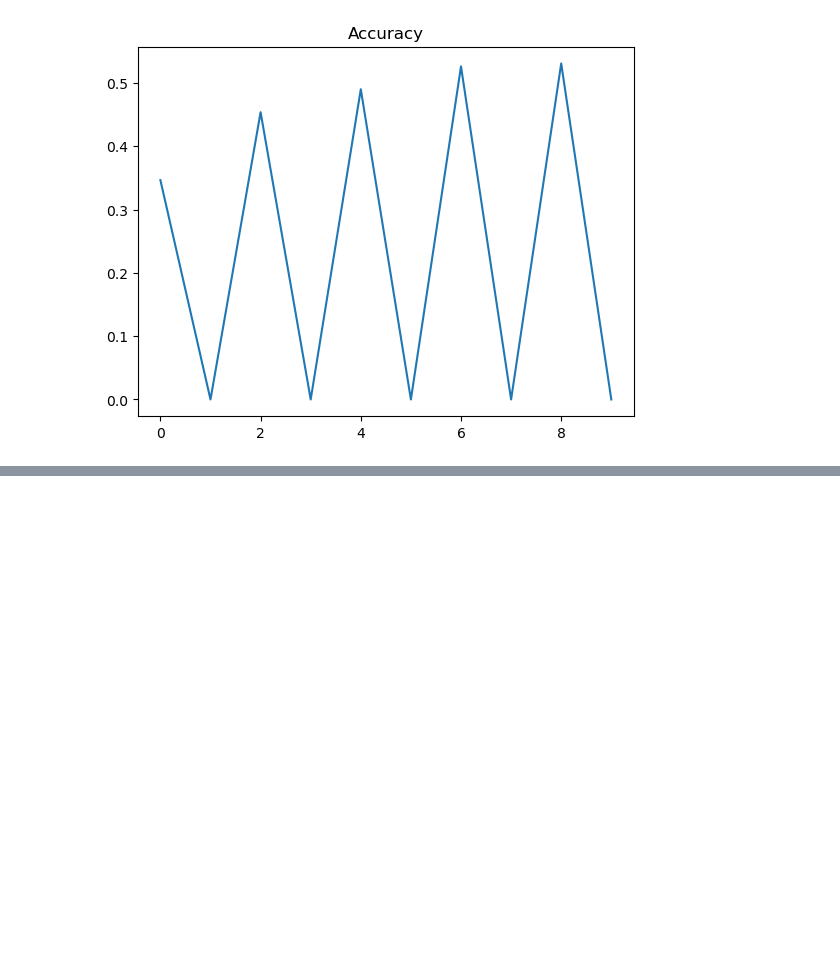
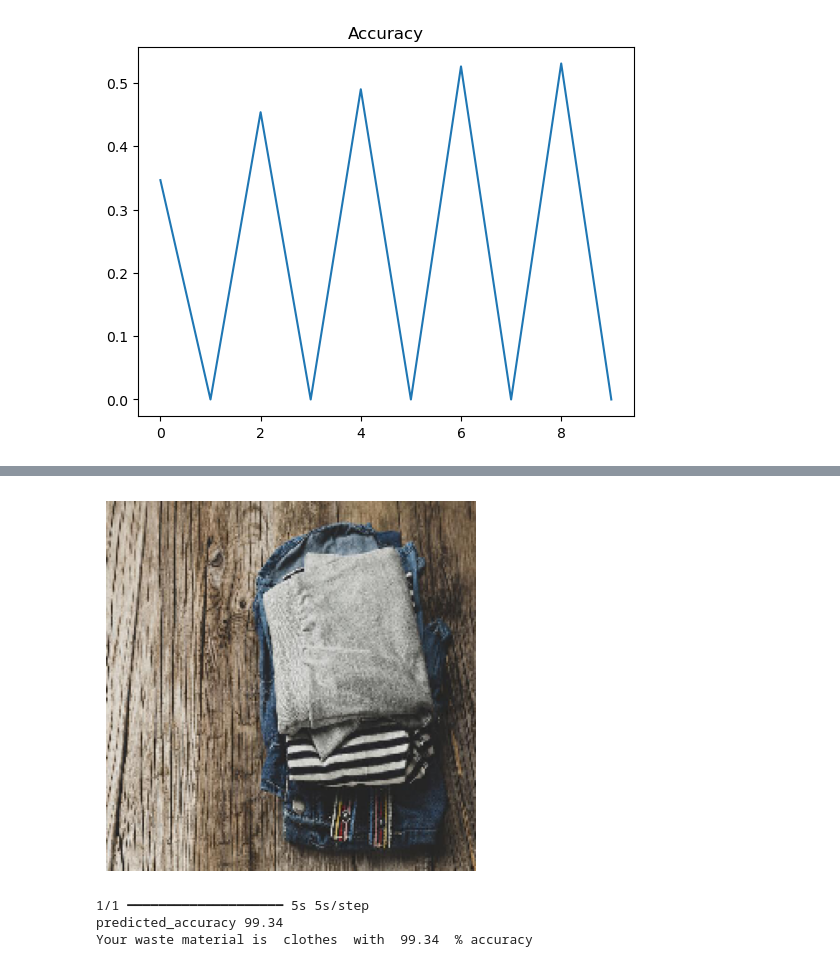
Before and after one commit to Tri27sen/waste-, a Jupyter notebook: waste.ipynb, the cells around one changed output, grey strips where cells are left out. Saved outputs shown, nothing was run; the diff lists cells and outputs as text; code cells hidden in the pictures; blank space fills up the shorter version.

```diff
--- a/waste.ipynb
+++ b/waste.ipynb
@@ -157,0 +163,7 @@ NameError: name 'new' is not defined
+# %%
+waste_prediction("./project/waste/clothes/pic76.jpg")
+# %% [output]
+[figure, added]
+1/1 ━━━━━━━━━━━━━━━━━━━━ 5s 5s/step
+predicted_accuracy 99.34
+Your waste material is  clothes  with  99.34  % accuracy
```
Also changed, not shown: parts of 4 cells of this notebook.
